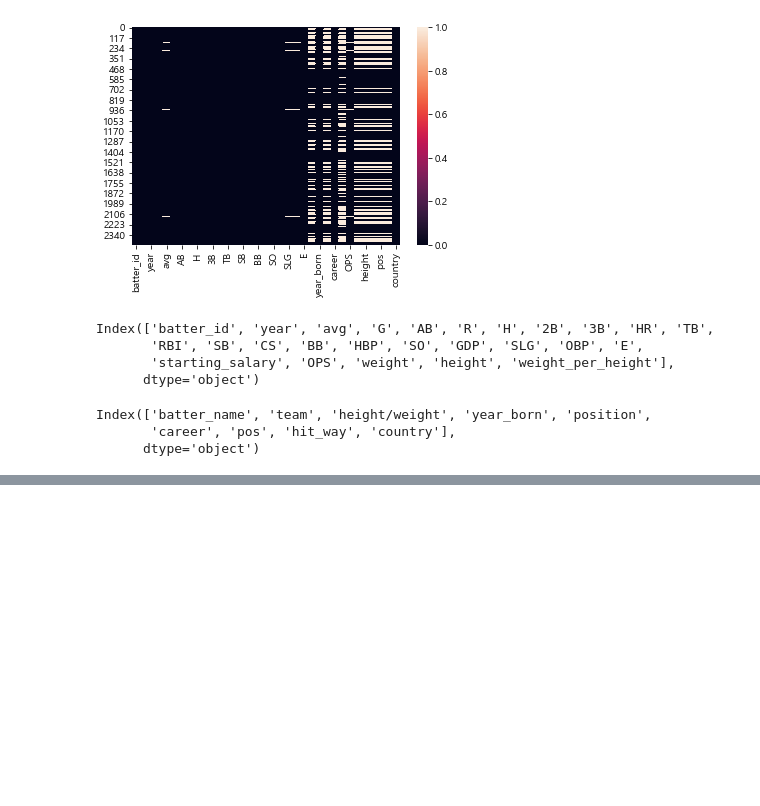
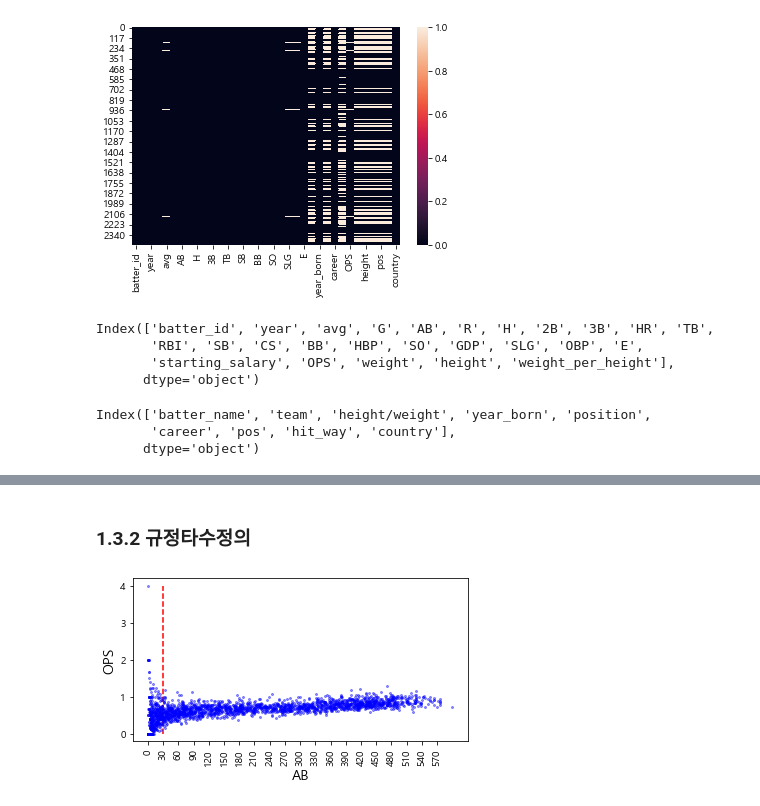
Before and after one commit to rhyou10/BigData-MachineLearning-2021, a Jupyter notebook: 1.통계학기반머신실전러닝/916/02_데이콘_KBO.ipynb, the cells around one changed output, grey strips where cells are left out. Cells and saved outputs as stored; diff of their text form; code cells hidden in the pictures; blank space fills up the shorter version.

```diff
--- a/1.통계학기반머신실전러닝/916/02_데이콘_KBO.ipynb
+++ b/1.통계학기반머신실전러닝/916/02_데이콘_KBO.ipynb
@@ -660,3 +660,7 @@ regular_season_df.select_dtypes(include=obj).columns
 Index(['batter_name', 'team', 'height/weight', 'year_born', 'position',
        'career', 'pos', 'hit_way', 'country'],
       dtype='object')
+# %%
+regular_season_df[regular_season_df.select_dtypes(include=numerics).columns] = \
+    regular_season_df[regular_season_df.select_dtypes(include=numerics).columns].fillna(0)
+regular_season_df.isna().sum()
@@ -662,0 +704,31 @@ Index(['batter_name', 'team', 'height/weight', 'year_born', 'position',
+# %%
+# 삭제할 데이터 추출
+drop_idx = regular_season_df.loc[
+    # 안타가 0개 이상이면서 장타율이 0인 경우
+    ((regular_season_df['H'] > 0) & (regular_season_df['SLG']==0)) |
+
+    # 안타가 0개 이상 혹은 볼넷이 0개 이상 혹은 몸에 맞은 볼이 0개 이상이면서
+    # 출루율이 0인 경우
+    (((regular_season_df['H'] > 0) |
+      (regular_season_df['BB'] > 0) |
+      (regular_season_df['HBP'] > 0)) &
+     (regular_season_df['OBP'] == 0))
+].index
+
+# 데이터 삭제
+regular_season_df = regular_season_df.drop(drop_idx).reset_index(drop=True)
+# %% [markdown]
+### 1.3.2 규정타수정의
+# %%
+plt.figure(figsize=(6, 3)) # 크기 조정
+plt.plot('AB', 'OPS', data=regular_season_df, linestyle='none', marker='o',
+         markersize=2, color='blue', alpha=0.4)
+plt.xlabel('AB', fontsize=14)
+plt.ylabel('OPS', fontsize=14)
+plt.xticks(list(range(min(regular_season_df['AB']), max(regular_season_df['AB']), 30)),
+           rotation=90)
+plt.vlines(30,ymin=min(regular_season_df['OPS']),ymax=max(regular_season_df['OPS']),
+           linestyles='dashed', colors='r')
+plt.show()
+# %% [output]
+[figure, added]
```
Also changed, not shown: parts of 5 cells of this notebook.
